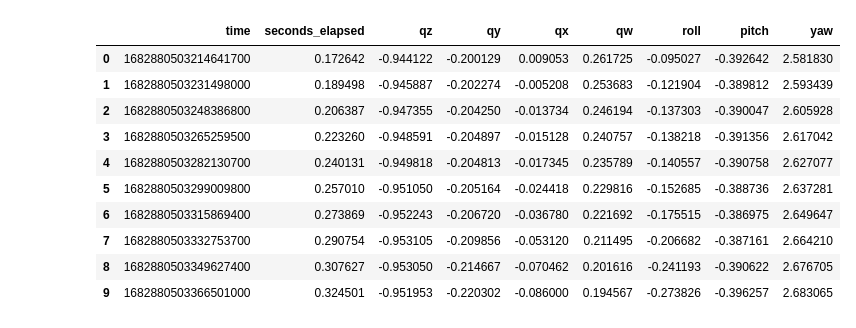
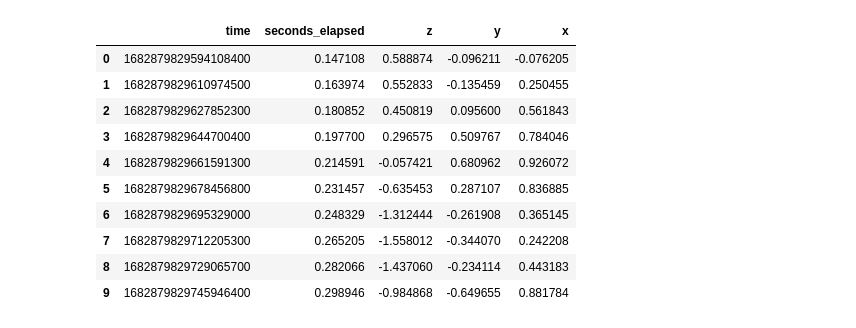
Before and after one commit to Wipfla/ML4B_App, a Jupyter notebook: ML_Marvin.ipynb, the cells around one changed output. Drawn from its saved outputs; the diff is of its cells as text; code cells hidden in the pictures.

```diff
--- a/ML_Marvin.ipynb
+++ b/ML_Marvin.ipynb
@@ -18,19 +19,19 @@ df_JJ_Acc= pd.read_csv('data/JJ_rightHand/Accelerometer.csv')
 df_JJ_Gyr= pd.read_csv('data/JJ_rightHand/Gyroscope.csv')
 df_JJ_Ori= pd.read_csv('data/JJ_rightHand/Orientation.csv')
 # %%
-df_walk_Ori.head(10)
+df_JJ_Gyr.head(10)
 # %% [output]
-|  | time | seconds_elapsed | qz | qy | qx | qw | roll | pitch | yaw |
-| 0 | 1682880503214641700 | 0.172642 | -0.944122 | -0.200129 | 0.009053 | 0.261725 | -0.095027 | -0.392642 | 2.581830 |
-| 1 | 1682880503231498000 | 0.189498 | -0.945887 | -0.202274 | -0.005208 | 0.253683 | -0.121904 | -0.389812 | 2.593439 |
-| 2 | 1682880503248386800 | 0.206387 | -0.947355 | -0.204250 | -0.013734 | 0.246194 | -0.137303 | -0.390047 | 2.605928 |
-| 3 | 1682880503265259500 | 0.223260 | -0.948591 | -0.204897 | -0.015128 | 0.240757 | -0.138218 | -0.391356 | 2.617042 |
-| 4 | 1682880503282130700 | 0.240131 | -0.949818 | -0.204813 | -0.017345 | 0.235789 | -0.140557 | -0.390758 | 2.627077 |
-| 5 | 1682880503299009800 | 0.257010 | -0.951050 | -0.205164 | -0.024418 | 0.229816 | -0.152685 | -0.388736 | 2.637281 |
-| 6 | 1682880503315869400 | 0.273869 | -0.952243 | -0.206720 | -0.036780 | 0.221692 | -0.175515 | -0.386975 | 2.649647 |
-| 7 | 1682880503332753700 | 0.290754 | -0.953105 | -0.209856 | -0.053120 | 0.211495 | -0.206682 | -0.387161 | 2.664210 |
-| 8 | 1682880503349627400 | 0.307627 | -0.953050 | -0.214667 | -0.070462 | 0.201616 | -0.241193 | -0.390622 | 2.676705 |
-| 9 | 1682880503366501000 | 0.324501 | -0.951953 | -0.220302 | -0.086000 | 0.194567 | -0.273826 | -0.396257 | 2.683065 |
+|  | time | seconds_elapsed | z | y | x |
+| 0 | 1682879829594108400 | 0.147108 | 0.588874 | -0.096211 | -0.076205 |
+| 1 | 1682879829610974500 | 0.163974 | 0.552833 | -0.135459 | 0.250455 |
+| 2 | 1682879829627852300 | 0.180852 | 0.450819 | 0.095600 | 0.561843 |
+| 3 | 1682879829644700400 | 0.197700 | 0.296575 | 0.509767 | 0.784046 |
+| 4 | 1682879829661591300 | 0.214591 | -0.057421 | 0.680962 | 0.926072 |
+| 5 | 1682879829678456800 | 0.231457 | -0.635453 | 0.287107 | 0.836885 |
+| 6 | 1682879829695329000 | 0.248329 | -1.312444 | -0.261908 | 0.365145 |
+| 7 | 1682879829712205300 | 0.265205 | -1.558012 | -0.344070 | 0.242208 |
+| 8 | 1682879829729065700 | 0.282066 | -1.437060 | -0.234114 | 0.443183 |
+| 9 | 1682879829745946400 | 0.298946 | -0.984868 | -0.649655 | 0.881784 |
 # %%
 #Concat DataFrames Walk
 df_walk = pd.concat([df_walk_Acc, df_walk_Gyr, df_walk_Ori], axis=1)
```
Also changed, not shown: parts of 3 cells of this notebook, 1 other file.
